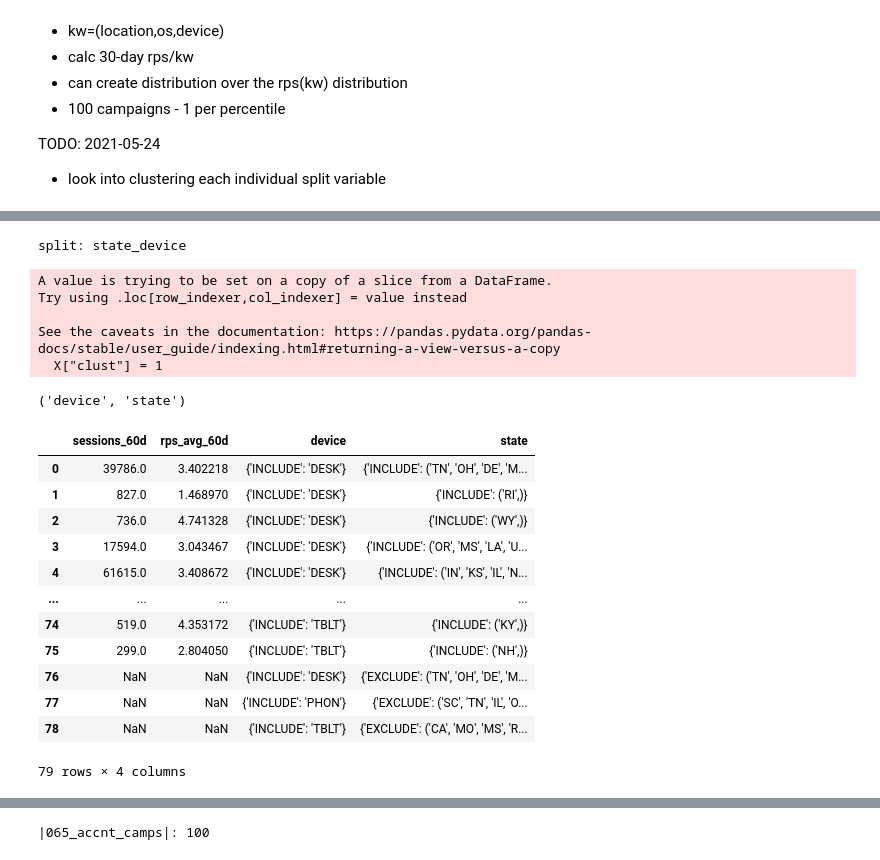
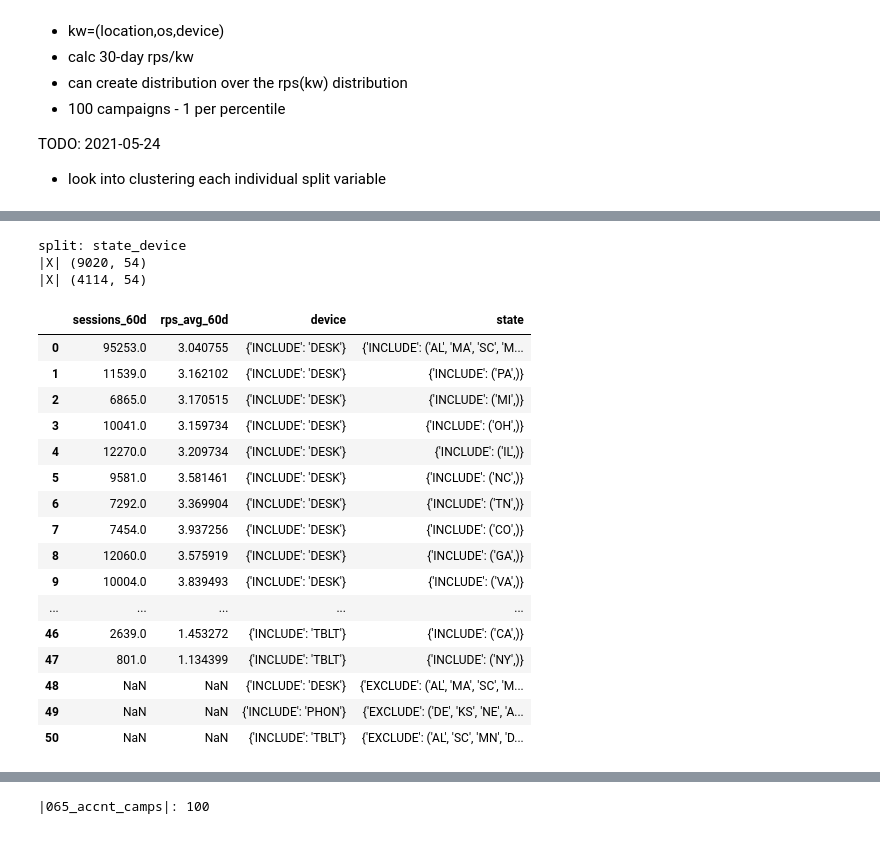
Before and after one commit to pkrishnamurthy1007/adtech, a Jupyter notebook: notebooks/aduriseti_shared/account_structure.ipynb, the cells around one changed output, grey strips where cells are left out. Cells and saved outputs as stored; diff of their text form; code cells hidden in the pictures.

```diff
--- a/notebooks/aduriseti_shared/account_structure.ipynb
+++ b/notebooks/aduriseti_shared/account_structure.ipynb
@@ -109,6 +109,7 @@ from models.utils import wavg,get_wavg_by
 from notebooks.aduriseti_shared.utils import *
 
 NOW = datetime.datetime.now()
+TODAY = NOW.date()
 DAY = datetime.timedelta(days=1)
 
 campaign_split_fields = dict(
@@ -150,14 +151,16 @@ def get_wthresh(W,p):
         cumsum += wthresh
     return wthresh
 
-start_date = NOW - 90*DAY
-eval_date = NOW - 30*DAY
-end_date = NOW
+start_date = TODAY - 90*DAY
+eval_date = TODAY - 30*DAY
+end_date = TODAY
+traffic_source = GOOGLE
+# traffic_source = TABOOLA
 
 split2aggrps = {}
 for split,split_cols in campaign_split_fields.items():
     print(split,split_cols)
-    rps_df = agg_rps(start_date,end_date,None,traffic_source=GOOGLE,agg_columns=tuple(split_cols+["utc_dt"]))
+    rps_df = agg_rps(start_date,end_date,None,traffic_source=traffic_source,agg_columns=tuple(split_cols+["utc_dt"]))
     rps_df = translate_taboola_vals(rps_df)
     rps_df["split_on"] = split
     split2aggrps[split] = rps_df
@@ -189,4 +192,11 @@ INFO:root:query: SELECT dayofweek,hourofday,utc_dt, COUNT(session_id)        ...
 ... (19 outputs left out)
+# %%
+NOW = datetime.datetime.now()
+TODAY = NOW.date()
+DAY = datetime.timedelta(days=1)
+start_date = TODAY - 90*DAY
+eval_date = TODAY - 30*DAY
+end_date = TODAY
 # %%
 import sklearn.preprocessing
 import sklearn.cluster
@@ -443,19 +466,24 @@ class HybridCorrTreeClust:
 # %%
 perfD = []
-for split,rps_df in split2aggrps.items():
+for split,rps_df in [*split2aggrps.items()]:
 
     rps_df["lps"] = rps_df["num_leads"] / rps_df["sessions"]
     rps_df["rpl"] = rps_df["revenue"] / rps_df["num_leads"]
     rps_df["score"] = rps_df[["score_null_avg","score_adv_avg","score_supp_avg"]].sum(axis=1)
     rps_df["rps"] = rps_df["rps_avg"]
-    fitI = rps_df.reset_index()['utc_dt'] < eval_date
+    fitI = rps_df.reset_index()['utc_dt'].dt.date < eval_date
     fitI.index = rps_df.index
 
-    for clust_mtd in [AggRPSClust,TreeRPSClust,KpiCorrClust,HybridCorrTreeClust]:
+    for clust_mtd in [AggRPSClust,TreeRPSClust,KpiSimClust,HybridCorrTreeClust]:
         clusterer = clust_mtd().fit(rps_df[fitI],None)
         rps_df["clust"] = -1
         rps_df.loc[fitI,"clust"] = clusterer.transform(rps_df[fitI])
         rps_df.loc[~fitI,"clust"] = clusterer.transform(rps_df[~fitI])
+        rps_df["clust"] = rps_df["clust"].fillna(-1)
+        rps_df["rps_clust"] = rps_df \
+            .groupby(["clust","utc_dt"]) \
+            ["rps"].transform(get_wavg_by(rps_df,"sessions"))
+        daily_rps_mae = (rps_df["rps"] - rps_df["rps_clust"]).abs()
 
         agg_rps_df = rps_df \
             [~fitI] \
@@ -471,12 +499,11 @@ for split,rps_df in split2aggrps.items():
                 "sessions": sum,
                 "rps": get_wavg_by(rps_df[~fitI],"sessions")
             })
-
+        ipydisp(clust_rps_df)
         assert clust_rps_df["rps"].max() <= agg_rps_df["rps"].max()
         rps_wavg = wavg(agg_rps_df[["rps"]], agg_rps_df["sessions"])
         rps_clust_wavg = wavg(clust_rps_df[["rps"]], clust_rps_df["sessions"])
         assert all((rps_wavg - rps_clust_wavg).abs() < 1e-2), (rps_wavg, rps_clust_wavg)
-
 
         perfd = {
             "clust_mtd": clusterer.__class__.__name__,
@@ -488,10 +515,10 @@ for split,rps_df in split2aggrps.items():
             "cluster_variance": wstd(clust_rps_df["rps"], clust_rps_df["sessions"]),
             # wstd(rps_df["rps_avg"],rps_df["sessions"])
             "clustered_split_factor": get_split_factor(rps_df),
+            "rps_mae": wavg(daily_rps_mae,rps_df["sessions"]),
         }
         perfD.append(perfd)
         pprint.pprint(perfd)
-        ipydisp(clust_rps_df)
 
 perfdf = pd.DataFrame(perfD)
 ipydisp(perfdf)
@@ -588,12 +608,12 @@ Index(['DESK', 'PHON', 'TBLT'], dtype='object', name='device')
 # %%
-split,clusterer = perfdf.loc[50,["split","clusterer"]]
+split,clusterer = perfdf.loc[49,["split","clusterer"]]
 print("split:",split)
 rps_df = split2aggrps[split]
 rps_df["lps"] = rps_df["num_leads"] / rps_df["sessions"]
 rps_df["rpl"] = rps_df["revenue"] / rps_df["num_leads"]
 rps_df["score"] = rps_df[["score_null_avg","score_adv_avg","score_supp_avg"]].sum(axis=1)
 rps_df["rps"] = rps_df["rps_avg"]
-fitI = rps_df.reset_index()['utc_dt'] < eval_date
+fitI = rps_df.reset_index()['utc_dt'].dt.date < eval_date
 fitI.index = rps_df.index
 
 rps_df["clust"] = -1
@@ -619,15 +639,8 @@ fit_rps_wavg = wavg(rps_df["rps_avg"], rps_df["sessions"])
 assert abs(camp_rps_wavg - fit_rps_wavg) < 1e-5
 # %% [output]
 split: state_device
+|X| (9020, 54)
+|X| (4114, 54)
-A value is trying to be set on a copy of a slice from a DataFrame.
-Try using .loc[row_indexer,col_indexer] = value instead
-
-See the caveats in the documentation: https://pandas.pydata.org/pandas-docs/stable/user_guide/indexing.html#returning-a-view-versus-a-copy
-  X["clust"] = 1
-# %%
-new_index_order
-# %% [output]
-('device', 'state')
 # %%
 camps = []
 for idx,r in campaign_df.iterrows():
@@ -639,43 +652,47 @@ for idx,r in campaign_df.iterrows():
         camp[field] = {"INCLUDE": val}
     last_field = new_index_order[-1]
     camp[last_field] = {
         "INCLUDE": r[last_field]
     }
     camps.append(camp)
 
 excl_campaign_df = campaign_df.groupby([*new_index_order[:-1]]) \
     .agg({
         new_index_order[-1]: tuple
     })
 def flatten(M):
     return tuple(el for r in M for el in r)
 excl_campaign_df[new_index_order[-1]] = excl_campaign_df[new_index_order[-1]] \
     .apply(flatten)
 for idx, r in excl_campaign_df.iterrows():
     camp = {}
     idx = tuple(idx) if isinstance(idx,(tuple,list,set)) else [idx]
     for field, val in zip(new_index_order[:-1], idx):
         camp[field] = {"INCLUDE": val}
     last_field = new_index_order[-1]
     camp[last_field] = {
         "EXCLUDE": r[last_field]
     }
     camps.append(camp)
 
 camp_attr_df = pd.DataFrame(camps)
-camp_attr_df.to_csv("campaign_dump.csv")
+camp_attr_df.to_csv(f"{traffic_source}_campaign_dump.csv")
 camp_attr_df
 # %% [output]
 |  | sessions_60d | rps_avg_60d | device | state |
-| 0 | 39786.0 | 3.402218 | {'INCLUDE': 'DESK'} | {'INCLUDE': ('TN', 'OH', 'DE', 'M... |
-| 1 | 827.0 | 1.468970 | {'INCLUDE': 'DESK'} | {'INCLUDE': ('RI',)} |
-| 2 | 736.0 | 4.741328 | {'INCLUDE': 'DESK'} | {'INCLUDE': ('WY',)} |
-| 3 | 17594.0 | 3.043467 | {'INCLUDE': 'DESK'} | {'INCLUDE': ('OR', 'MS', 'LA', 'U... |
-| 4 | 61615.0 | 3.408672 | {'INCLUDE': 'DESK'} | {'INCLUDE': ('IN', 'KS', 'IL', 'N... |
+| 0 | 95253.0 | 3.040755 | {'INCLUDE': 'DESK'} | {'INCLUDE': ('AL', 'MA', 'SC', 'M... |
+| 1 | 11539.0 | 3.162102 | {'INCLUDE': 'DESK'} | {'INCLUDE': ('PA',)} |
+| 2 | 6865.0 | 3.170515 | {'INCLUDE': 'DESK'} | {'INCLUDE': ('MI',)} |
+| 3 | 10041.0 | 3.159734 | {'INCLUDE': 'DESK'} | {'INCLUDE': ('OH',)} |
+| 4 | 12270.0 | 3.209734 | {'INCLUDE': 'DESK'} | {'INCLUDE': ('IL',)} |
+| 5 | 9581.0 | 3.581461 | {'INCLUDE': 'DESK'} | {'INCLUDE': ('NC',)} |
+| 6 | 7292.0 | 3.369904 | {'INCLUDE': 'DESK'} | {'INCLUDE': ('TN',)} |
+| 7 | 7454.0 | 3.937256 | {'INCLUDE': 'DESK'} | {'INCLUDE': ('CO',)} |
+| 8 | 12060.0 | 3.575919 | {'INCLUDE': 'DESK'} | {'INCLUDE': ('GA',)} |
+| 9 | 10004.0 | 3.839493 | {'INCLUDE': 'DESK'} | {'INCLUDE': ('VA',)} |
 | ... | ... | ... | ... | ... |
-| 74 | 519.0 | 4.353172 | {'INCLUDE': 'TBLT'} | {'INCLUDE': ('KY',)} |
-| 75 | 299.0 | 2.804050 | {'INCLUDE': 'TBLT'} | {'INCLUDE': ('NH',)} |
-| 76 | NaN | NaN | {'INCLUDE': 'DESK'} | {'EXCLUDE': ('TN', 'OH', 'DE', 'M... |
-| 77 | NaN | NaN | {'INCLUDE': 'PHON'} | {'EXCLUDE': ('SC', 'TN', 'IL', 'O... |
-| 78 | NaN | NaN | {'INCLUDE': 'TBLT'} | {'EXCLUDE': ('CA', 'MO', 'MS', 'R... |
+| 46 | 2639.0 | 1.453272 | {'INCLUDE': 'TBLT'} | {'INCLUDE': ('CA',)} |
+| 47 | 801.0 | 1.134399 | {'INCLUDE': 'TBLT'} | {'INCLUDE': ('NY',)} |
+| 48 | NaN | NaN | {'INCLUDE': 'DESK'} | {'EXCLUDE': ('AL', 'MA', 'SC', 'M... |
+| 49 | NaN | NaN | {'INCLUDE': 'PHON'} | {'EXCLUDE': ('DE', 'KS', 'NE', 'A... |
+| 50 | NaN | NaN | {'INCLUDE': 'TBLT'} | {'EXCLUDE': ('AL', 'SC', 'MN', 'D... |
-79 rows × 4 columns
```
Also changed, not shown: parts of 8 cells of this notebook, 1 other file.
